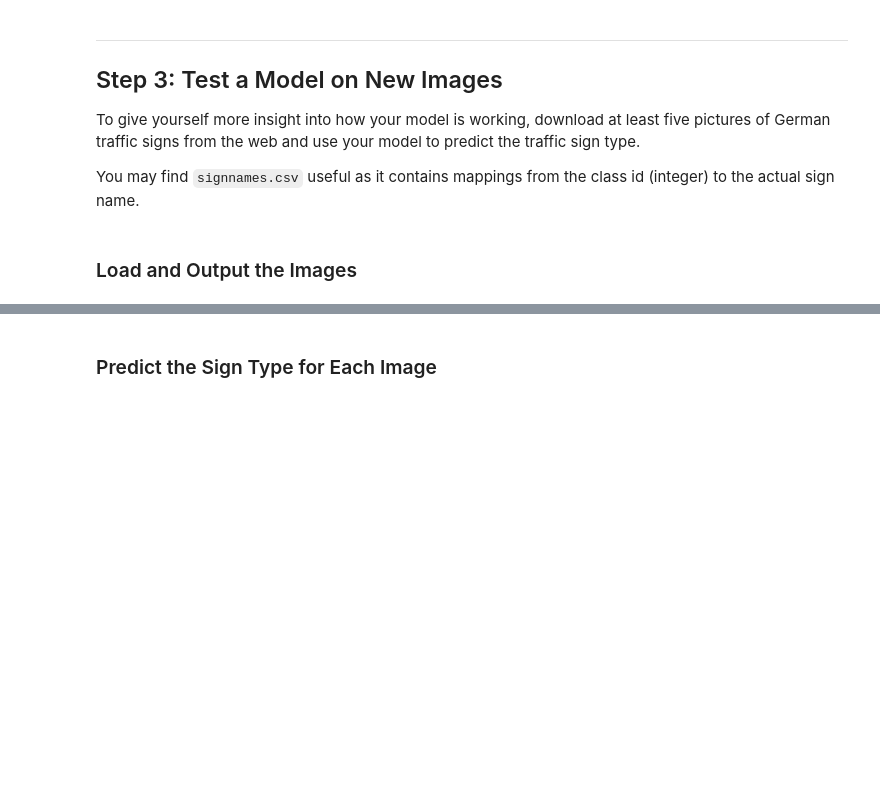
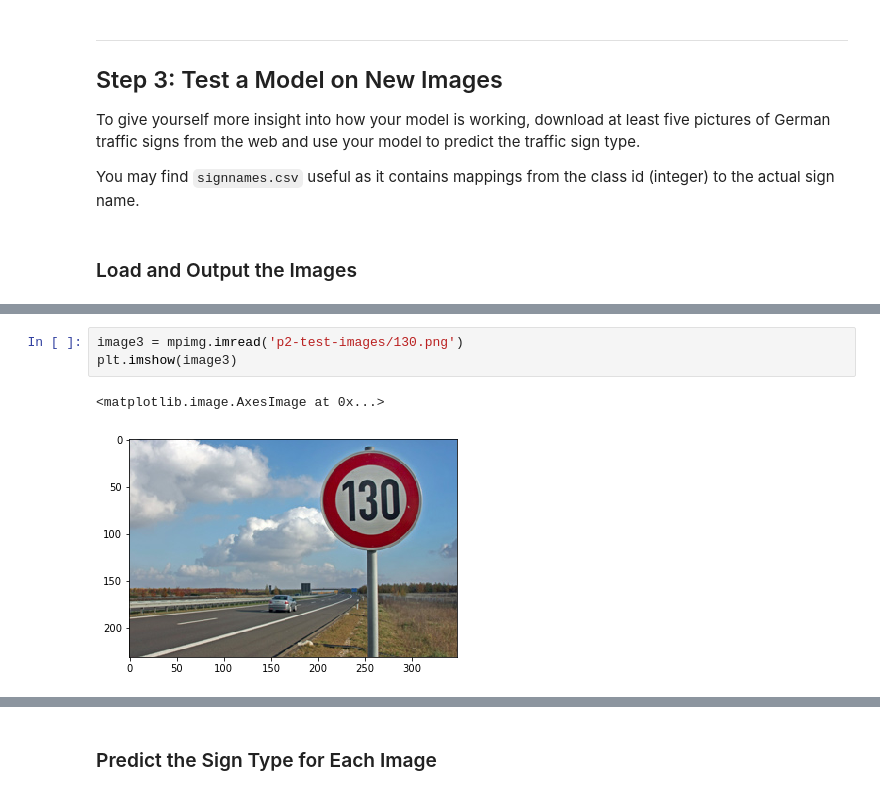
Before and after one commit to akshaykhole/carnd1-project2, a Jupyter notebook: Traffic_Sign_Classifier.ipynb, the cells around one changed output, grey strips where cells are left out. Saved outputs shown, nothing was run; the diff lists cells and outputs as text; blank space fills up the shorter version.

```diff
--- a/Traffic_Sign_Classifier.ipynb
+++ b/Traffic_Sign_Classifier.ipynb
@@ -318,0 +323,6 @@ ValueError: Shape must be rank 4 but is rank 3 for 'Conv2D_19' (op: 'Conv2D') wi
+# %%
+image3 = mpimg.imread('p2-test-images/130.png')
+plt.imshow(image3)
+# %% [output]
+<matplotlib.image.AxesImage at 0x...>
+[figure, added]
```
Also changed, not shown: parts of 7 cells of this notebook, 4 other files.
